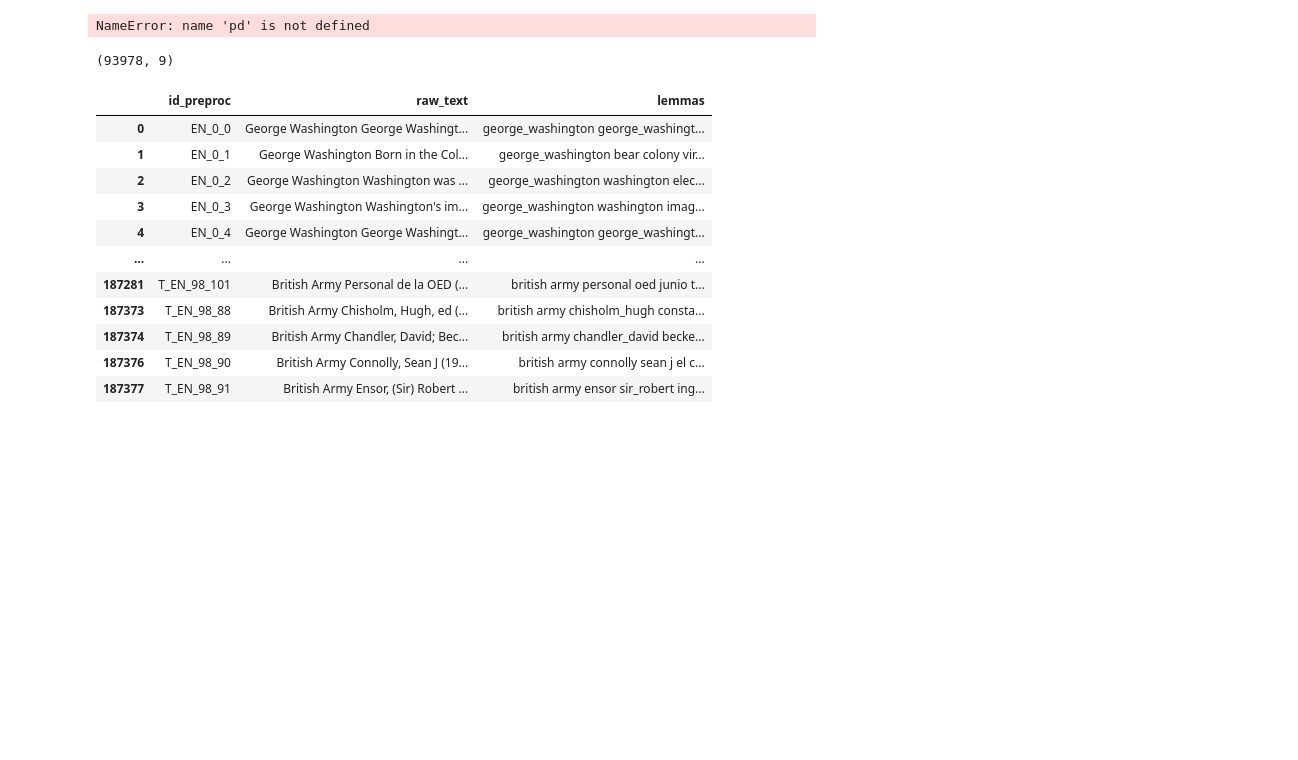
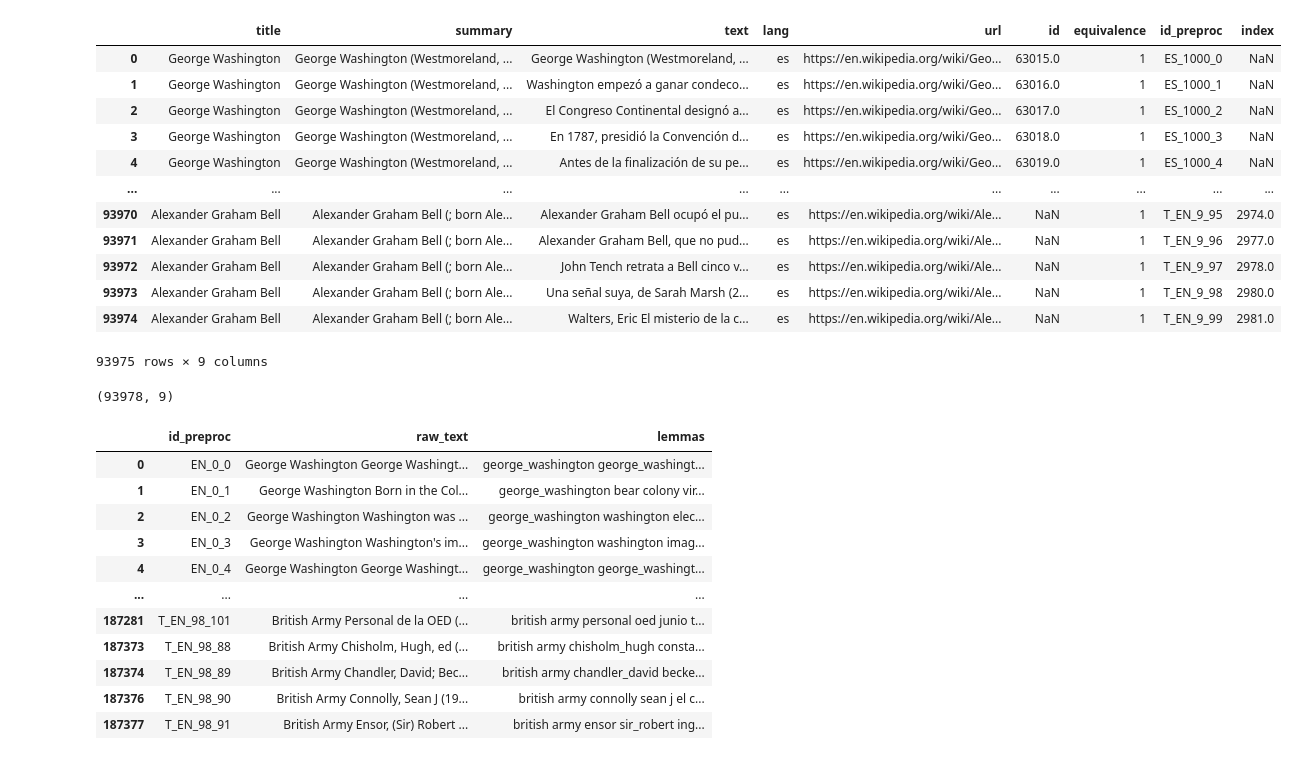
Before and after one commit to AlonsoMad/TFG-LLMs, a Jupyter notebook: notebooks/translations.ipynb, the cells around one changed output. Cells and saved outputs as stored; diff of their text form; code cells hidden in the pictures; blank space fills up the shorter version.

```diff
--- a/notebooks/translations.ipynb
+++ b/notebooks/translations.ipynb
@@ -3,9 +3,21 @@ import os
 import pandas as pd
 # %%
 df_trans = pd.read_parquet('/export/usuarios_ml4ds/ammesa/Data/1.5_trans_data/es_2025-03-03_segm_trans')
-df_trans.shape
+df_trans
 # %% [output]
+|  | title | summary | text | lang | url | id | equivalence | id_preproc | index |
+| 0 | George Washington | George Washington (Westmoreland, ... | George Washington (Westmoreland, ... | es | https://en.wikipedia.org/wiki/Geo... | 63015.0 | 1 | ES_1000_0 | NaN |
+| 1 | George Washington | George Washington (Westmoreland, ... | Washington empezó a ganar condeco... | es | https://en.wikipedia.org/wiki/Geo... | 63016.0 | 1 | ES_1000_1 | NaN |
+| 2 | George Washington | George Washington (Westmoreland, ... | El Congreso Continental designó a... | es | https://en.wikipedia.org/wiki/Geo... | 63017.0 | 1 | ES_1000_2 | NaN |
+| 3 | George Washington | George Washington (Westmoreland, ... | En 1787, presidió la Convención d... | es | https://en.wikipedia.org/wiki/Geo... | 63018.0 | 1 | ES_1000_3 | NaN |
+| 4 | George Washington | George Washington (Westmoreland, ... | Antes de la finalización de su pe... | es | https://en.wikipedia.org/wiki/Geo... | 63019.0 | 1 | ES_1000_4 | NaN |
+| ... | ... | ... | ... | ... | ... | ... | ... | ... | ... |
+| 93970 | Alexander Graham Bell | Alexander Graham Bell (; born Ale... | Alexander Graham Bell ocupó el pu... | es | https://en.wikipedia.org/wiki/Ale... | NaN | 1 | T_EN_9_95 | 2974.0 |
+| 93971 | Alexander Graham Bell | Alexander Graham Bell (; born Ale... | Alexander Graham Bell, que no pud... | es | https://en.wikipedia.org/wiki/Ale... | NaN | 1 | T_EN_9_96 | 2977.0 |
+| 93972 | Alexander Graham Bell | Alexander Graham Bell (; born Ale... | John Tench retrata a Bell cinco v... | es | https://en.wikipedia.org/wiki/Ale... | NaN | 1 | T_EN_9_97 | 2978.0 |
+| 93973 | Alexander Graham Bell | Alexander Graham Bell (; born Ale... | Una señal suya, de Sarah Marsh (2... | es | https://en.wikipedia.org/wiki/Ale... | NaN | 1 | T_EN_9_98 | 2980.0 |
+| 93974 | Alexander Graham Bell | Alexander Graham Bell (; born Ale... | Walters, Eric El misterio de la c... | es | https://en.wikipedia.org/wiki/Ale... | NaN | 1 | T_EN_9_99 | 2981.0 |
-NameError: name 'pd' is not defined
+93975 rows × 9 columns
 # %%
 df_trans_en = pd.read_parquet('/export/usuarios_ml4ds/ammesa/Data/1.5_trans_data/en_2025-03-03_segm_trans')
 df_trans_en.shape
```
Also changed, not shown: 32 other files.
